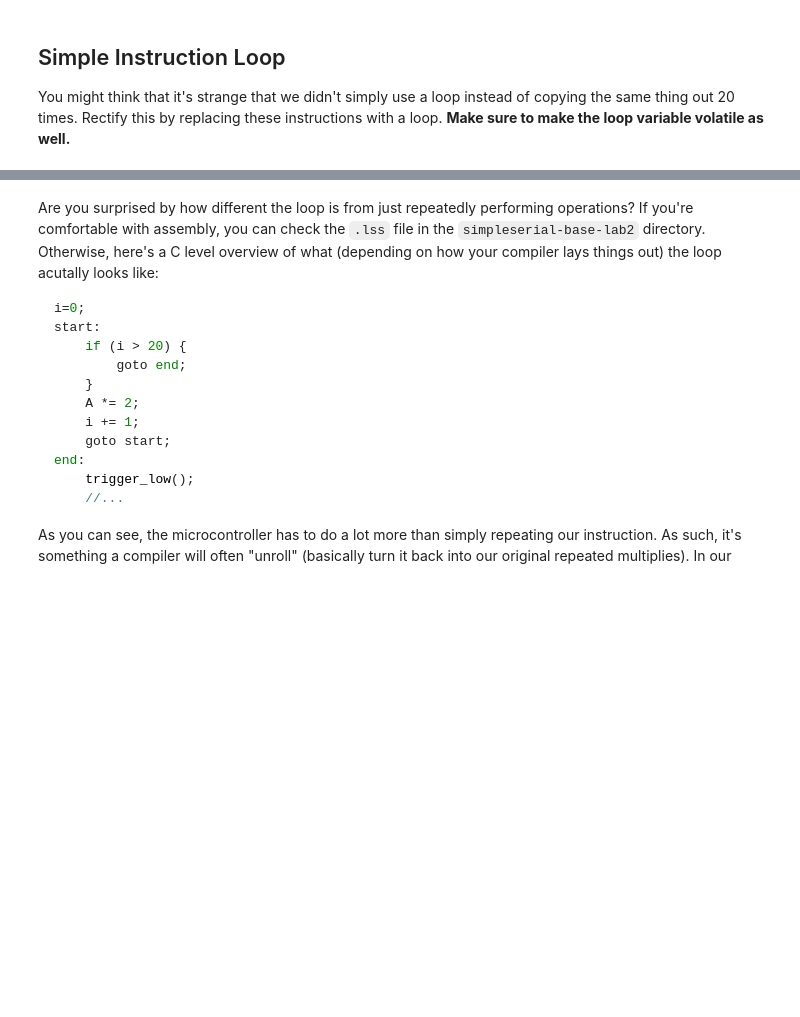
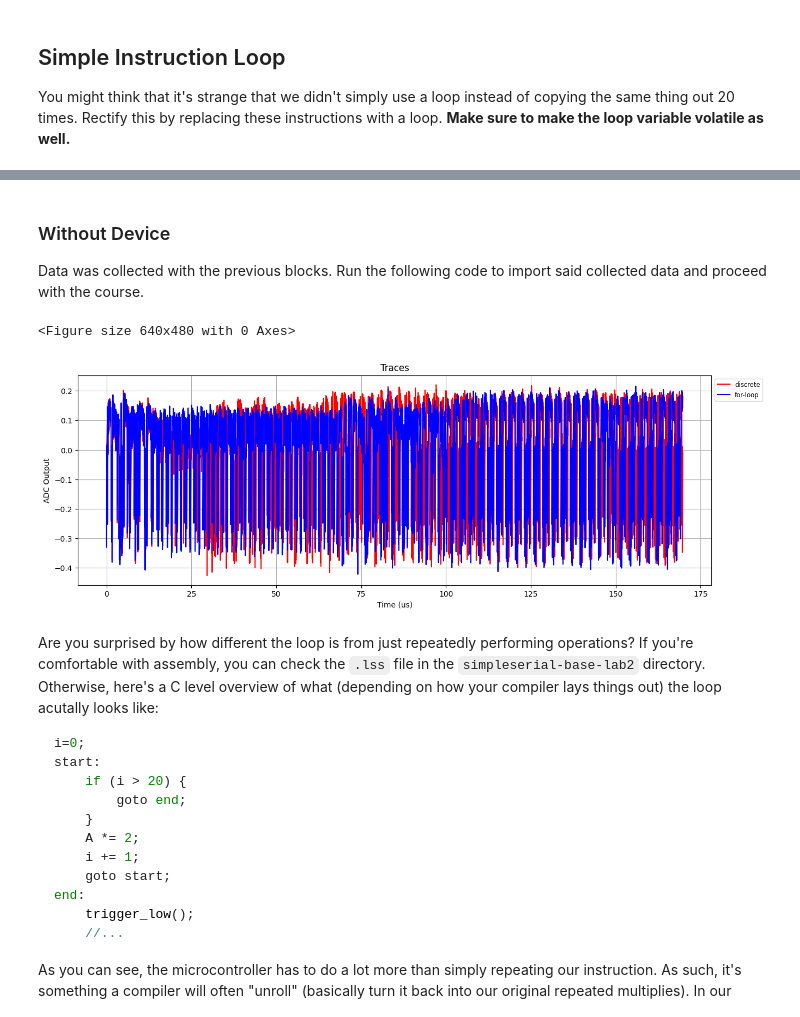
Before and after one commit to MXCR-cpu/chipwhisperer-jupyter-ectf, a Jupyter notebook: courses/sca101/Lab 2_1A - Instruction Power Differences (MAIN).ipynb, the cells around one changed output, grey strips where cells are left out. Drawn from its saved outputs; the diff is of its cells as text; code cells hidden in the pictures; blank space fills up the shorter version.

```diff
--- a/courses/sca101/Lab 2_1A - Instruction Power Differences (MAIN).ipynb
+++ b/courses/sca101/Lab 2_1A - Instruction Power Differences (MAIN).ipynb
@@ -367,3 +343,14 @@ plot_waves([(wave2, "discrete"), (wave3, "for-loop")], scope.clock.adc_freq, sco
+# %% [markdown]
+### Without Device
+
+Data was collected with the previous blocks. Run the following code to import said collected data and proceed with the course.
+# %%
+traces3, settings3 = import_data('lab_2_1_wave3')
+# %%
+plot_scope_traces([(traces2[0], 'discrete', 'red'), (traces3[0], 'for-loop', "blue")], settings2, time_axis=True)
+# %% [output]
+<Figure size 640x480 with 0 Axes>
+[figure, added]
 # %% [markdown]
 Are you surprised by how different the loop is from just repeatedly performing operations? If you're comfortable with assembly, you can check the `.lss` file in the `simpleserial-base-lab2` directory. Otherwise, here's a C level overview of what (depending on how your compiler lays things out) the loop acutally looks like:
 
```
Also changed, not shown: parts of 53 cells of this notebook, 11 other files.
